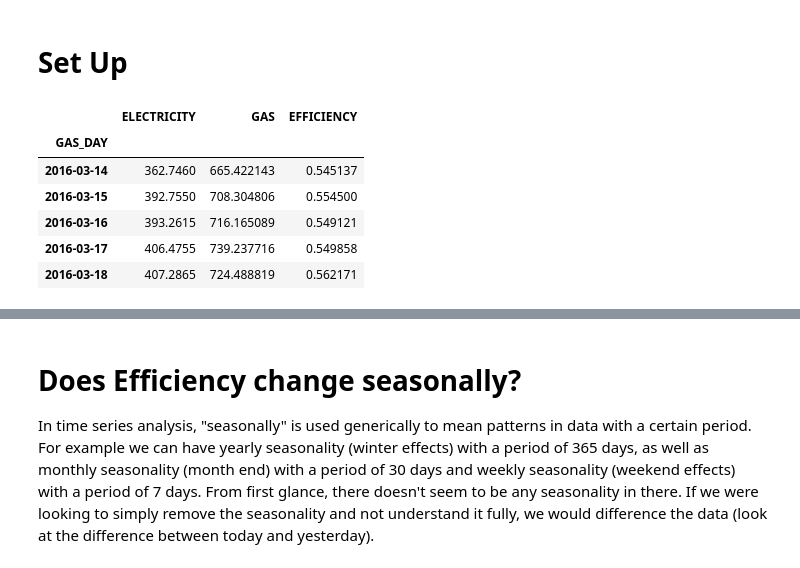
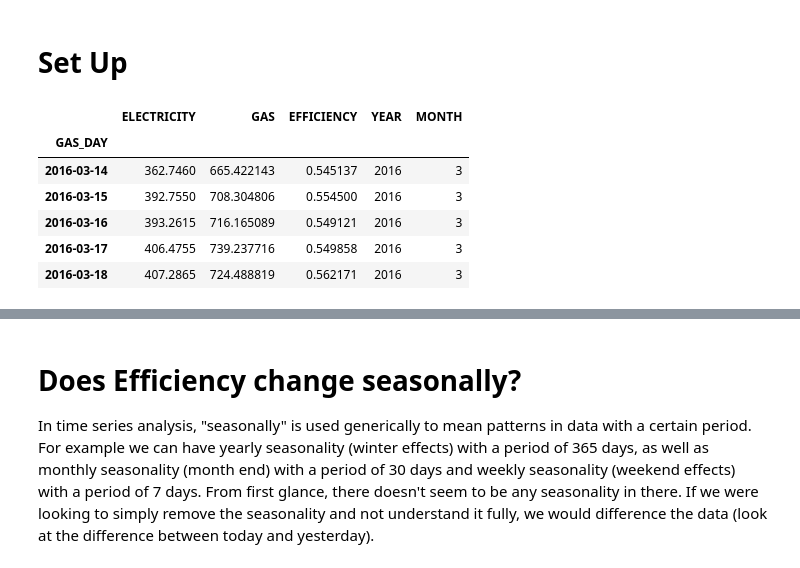
Before and after one commit to r4ch45/charterful, a Jupyter notebook: notebooks/3-what-affects-efficiency.ipynb, the cells around one changed output, grey strips where cells are left out. Drawn from its saved outputs; the diff is of its cells as text; code cells hidden in the pictures.

```diff
--- a/notebooks/3-what-affects-efficiency.ipynb
+++ b/notebooks/3-what-affects-efficiency.ipynb
@@ -77,13 +78,17 @@ daily_gas_energy = gas_energy.groupby("GAS_DAY")["ENERGY_GWH"].sum().tz_localize
 # %%
 # get the data we need
 df = pd.DataFrame({"ELECTRICITY": daily_elec_GWH, "GAS": daily_gas_energy}).dropna()
 df["EFFICIENCY"] = df["ELECTRICITY"] / df["GAS"]
+
+
+df["YEAR"] = df.index.year
+df["MONTH"] = df.index.month
 df.head()
 # %% [output]
-|  | ELECTRICITY | GAS | EFFICIENCY |
-| GAS_DAY |  |  |  |
-| 2016-03-14 | 362.7460 | 665.422143 | 0.545137 |
-| 2016-03-15 | 392.7550 | 708.304806 | 0.554500 |
-| 2016-03-16 | 393.2615 | 716.165089 | 0.549121 |
-| 2016-03-17 | 406.4755 | 739.237716 | 0.549858 |
-| 2016-03-18 | 407.2865 | 724.488819 | 0.562171 |
+|  | ELECTRICITY | GAS | EFFICIENCY | YEAR | MONTH |
+| GAS_DAY |  |  |  |  |  |
+| 2016-03-14 | 362.7460 | 665.422143 | 0.545137 | 2016 | 3 |
+| 2016-03-15 | 392.7550 | 708.304806 | 0.554500 | 2016 | 3 |
+| 2016-03-16 | 393.2615 | 716.165089 | 0.549121 | 2016 | 3 |
+| 2016-03-17 | 406.4755 | 739.237716 | 0.549858 | 2016 | 3 |
+| 2016-03-18 | 407.2865 | 724.488819 | 0.562171 | 2016 | 3 |
```
Also changed, not shown: parts of 77 cells of this notebook, 55 other files.
